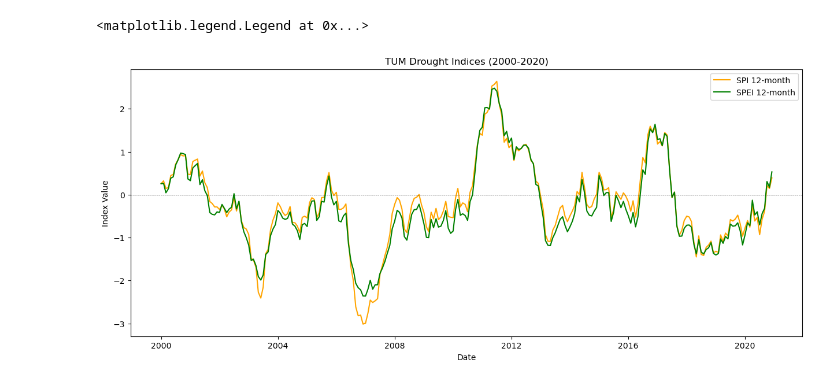
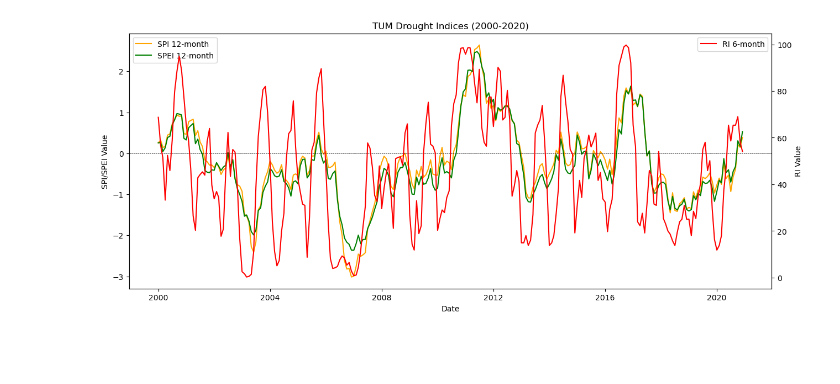
Before and after one commit to joephelps/PhD, a Jupyter notebook: notebooks/drought_plots.ipynb, the cells around one changed output. Saved outputs shown, nothing was run; the diff lists cells and outputs as text; code cells hidden in the pictures; blank space fills up the shorter version.

Commit message:
update drought plots

```diff
--- a/notebooks/drought_plots.ipynb
+++ b/notebooks/drought_plots.ipynb
@@ -5,31 +5,42 @@ import matplotlib.pyplot as plt
 # %%
 site = 'tum'
 
-path = f'/Users/phelps/PhD/DATA/climate/Indices/monthly/{site}_climate_indices.csv'
+monthly_path = f'/Users/phelps/PhD/DATA/climate/Indices/monthly/{site}_climate_indices_M.csv'
+daily_path = f'/Users/phelps/PhD/DATA/climate/Indices/daily/{site}_climate_indices_D.csv'
 
-drought_indices = pd.read_csv(path)
+drought_indices_M = pd.read_csv(monthly_path)
+drought_indices_D = pd.read_csv(daily_path)
 
-drought_indices['date'] = pd.to_datetime(drought_indices['date'])
-drought_indices.set_index('date', inplace=True)
-drought_indices.drop(columns=['Unnamed: 0'], inplace=True)
+drought_indices_M['date'] = pd.to_datetime(drought_indices_M['date'])
+drought_indices_M.set_index('date', inplace=True)
+drought_indices_M.drop(columns=['Unnamed: 0'], inplace=True)
+
+drought_indices_D['date'] = pd.to_datetime(drought_indices_D['date'])
+drought_indices_D.set_index('date', inplace=True)
+drought_indices_D.drop(columns=['Unnamed: 0'], inplace=True)
 # %%
 start_date = '2000-01-01'
 end_date = '2020-12-31'
 
-time = drought_indices.loc[start_date:end_date].index
-spi6 = drought_indices.loc[start_date:end_date]['SPI_6']
-spi12 = drought_indices.loc[start_date:end_date]['SPI_12']
-spei12 = drought_indices.loc[start_date:end_date]['SPEI_12']
+time = drought_indices_M.loc[start_date:end_date].index
+spi6 = drought_indices_M.loc[start_date:end_date]['SPI_6']
+spi12 = drought_indices_M.loc[start_date:end_date]['SPI_12']
+spei12 = drought_indices_M.loc[start_date:end_date]['SPEI_12']
+ri6 = drought_indices_M.loc[start_date:end_date]['RI_6']
 
-plt.figure(figsize=(15, 6))
-#plt.plot(time, spi6, label='SPI 6-month', color='blue')
-plt.plot(time, spi12, label='SPI 12-month', color='orange')
-plt.plot(time, spei12, label='SPEI 12-month', color='green')
-plt.axhline(0, color='black', linestyle='--', linewidth=0.5)
-plt.title(f'{site.upper()} Drought Indices (2000-2020)')
-plt.xlabel('Date')
-plt.ylabel('Index Value')
-plt.legend()
+
+fig, ax = plt.subplots(figsize=(15, 6))
+ax.plot(time, spi12, label='SPI 12-month', color='orange')
+ax.plot(time, spei12, label='SPEI 12-month', color='green')
+ax2 = ax.twinx()
+ax2.plot(time, ri6, label='RI 6-month', color='red')
+ax.axhline(0, color='black', linestyle='--', linewidth=0.5)
+ax.set_title(f'{site.upper()} Drought Indices (2000-2020)')
+ax.set_xlabel('Date')
+ax.set_ylabel('SPI/SPEI Value')
+ax2.set_ylabel('RI Value')
+ax.legend(loc='upper left')
+ax2.legend(loc='upper right')
+plt.show()
 # %% [output]
-<matplotlib.legend.Legend at 0x...>
-[figure, old version]
+[figure, new version]
```
Also changed, not shown: 1 other file.
